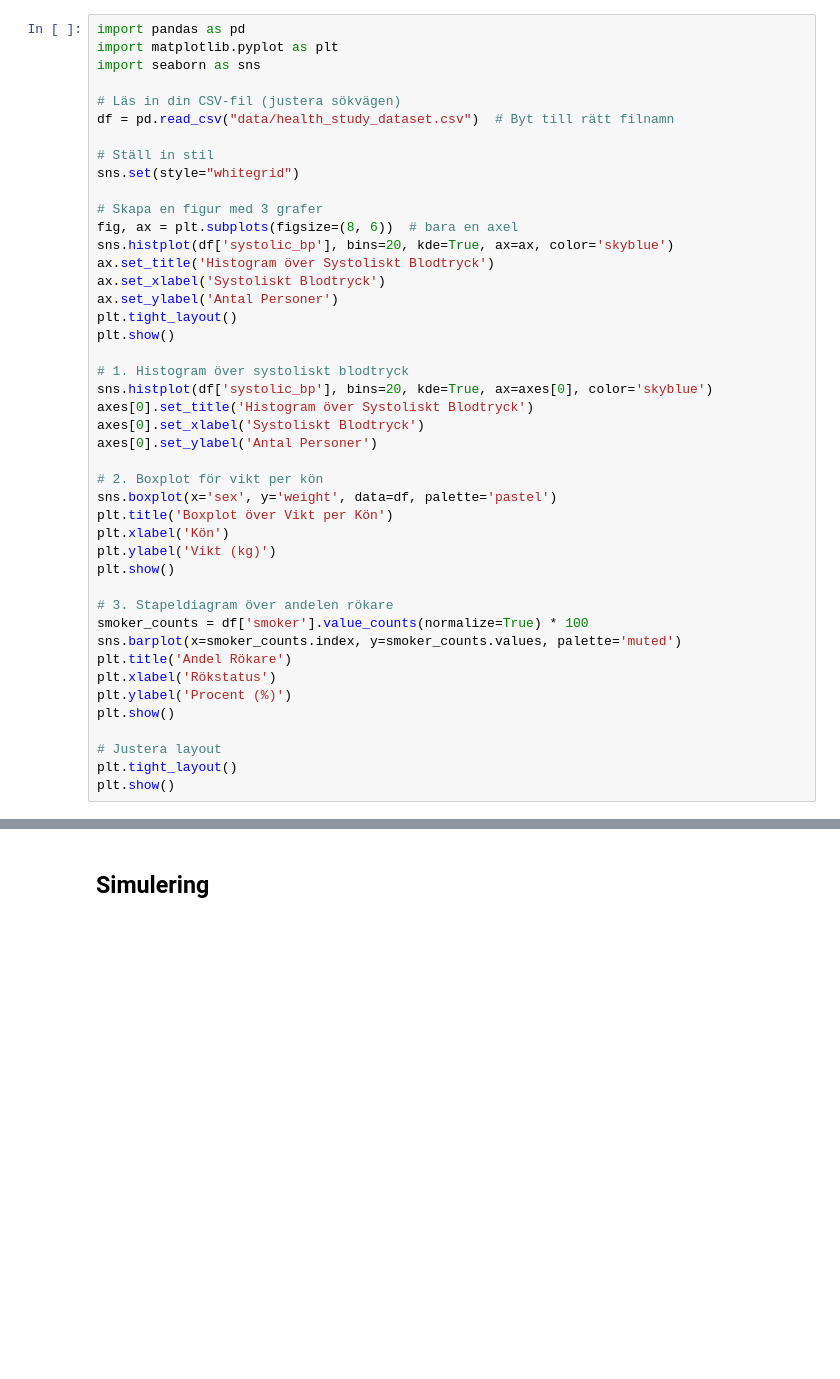
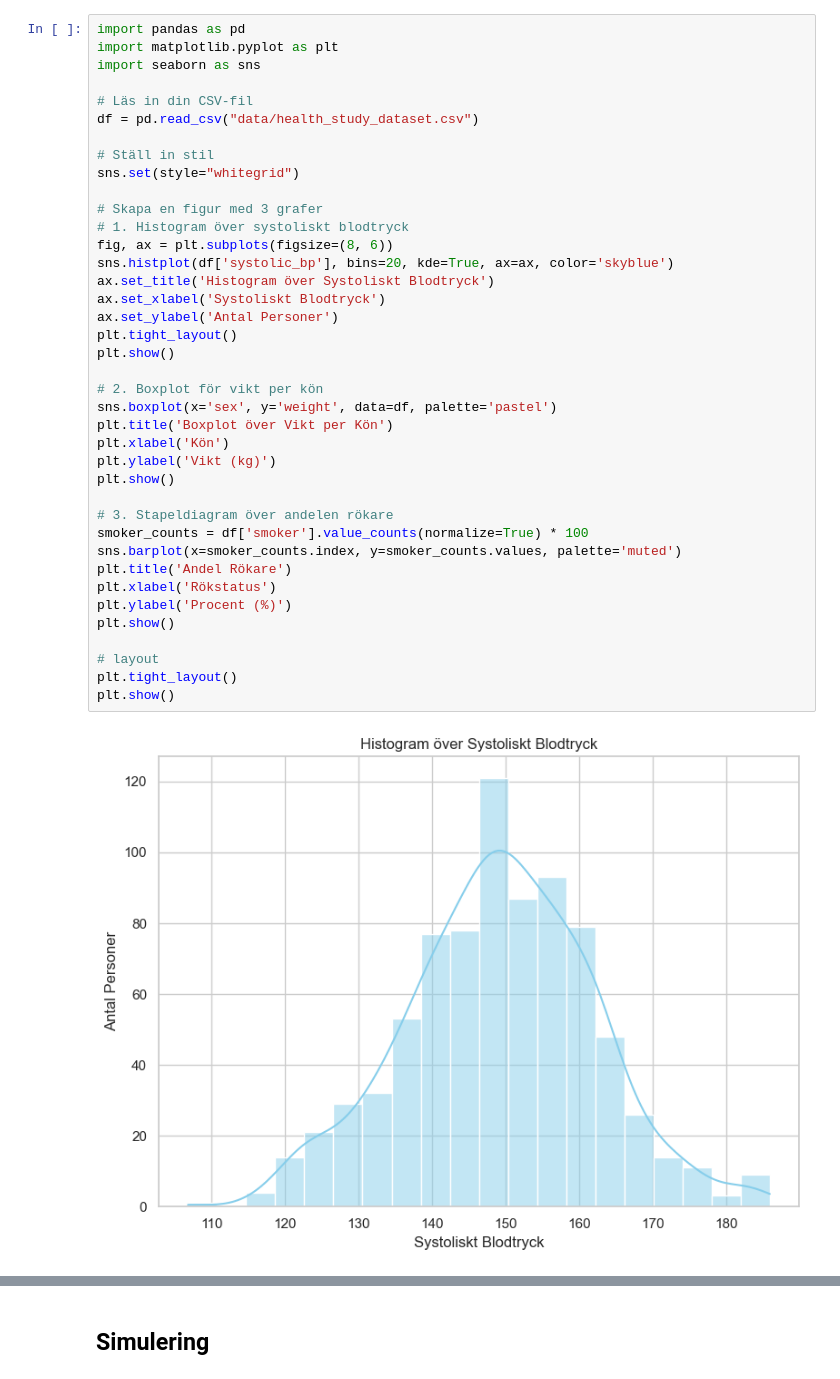
Before and after one commit to NoraAljuburiMasamra/health_study, a Jupyter notebook: report.ipynb, the cells around one changed output, grey strips where cells are left out. Saved outputs shown, nothing was run; the diff lists cells and outputs as text; blank space fills up the shorter version.

Commit message:
Uppdaterade analys och visualiseringar i report.ipynb

```diff
--- a/report.ipynb
+++ b/report.ipynb
@@ -39,42 +52,39 @@ import pandas as pd
 import matplotlib.pyplot as plt
 import seaborn as sns
 
-# Läs in din CSV-fil (justera sökvägen)
-df = pd.read_csv("data/health_study_dataset.csv")  # Byt till rätt filnamn
+# Läs in din CSV-fil
+df = pd.read_csv("data/health_study_dataset.csv")
 
 # Ställ in stil
 sns.set(style="whitegrid")
 
 # Skapa en figur med 3 grafer
-fig, ax = plt.subplots(figsize=(8, 6))  # bara en axel
+# 1. Histogram över systoliskt blodtryck
+fig, ax = plt.subplots(figsize=(8, 6))
 sns.histplot(df['systolic_bp'], bins=20, kde=True, ax=ax, color='skyblue')
 ax.set_title('Histogram över Systoliskt Blodtryck')
 ax.set_xlabel('Systoliskt Blodtryck')
 ax.set_ylabel('Antal Personer')
 plt.tight_layout()
 plt.show()
-
-# 1. Histogram över systoliskt blodtryck
-sns.histplot(df['systolic_bp'], bins=20, kde=True, ax=axes[0], color='skyblue')
-axes[0].set_title('Histogram över Systoliskt Blodtryck')
-axes[0].set_xlabel('Systoliskt Blodtryck')
-axes[0].set_ylabel('Antal Personer')
 
 # 2. Boxplot för vikt per kön
 sns.boxplot(x='sex', y='weight', data=df, palette='pastel')
 plt.title('Boxplot över Vikt per Kön')
 plt.xlabel('Kön')
 plt.ylabel('Vikt (kg)')
 plt.show()
 
 # 3. Stapeldiagram över andelen rökare
 smoker_counts = df['smoker'].value_counts(normalize=True) * 100
 sns.barplot(x=smoker_counts.index, y=smoker_counts.values, palette='muted')
 plt.title('Andel Rökare')
 plt.xlabel('Rökstatus')
 plt.ylabel('Procent (%)')
 plt.show()
 
-# Justera layout
+# layout
 plt.tight_layout()
 plt.show()
+# %% [output]
+[figure, added]
```
Also changed, not shown: parts of 17 cells of this notebook.
